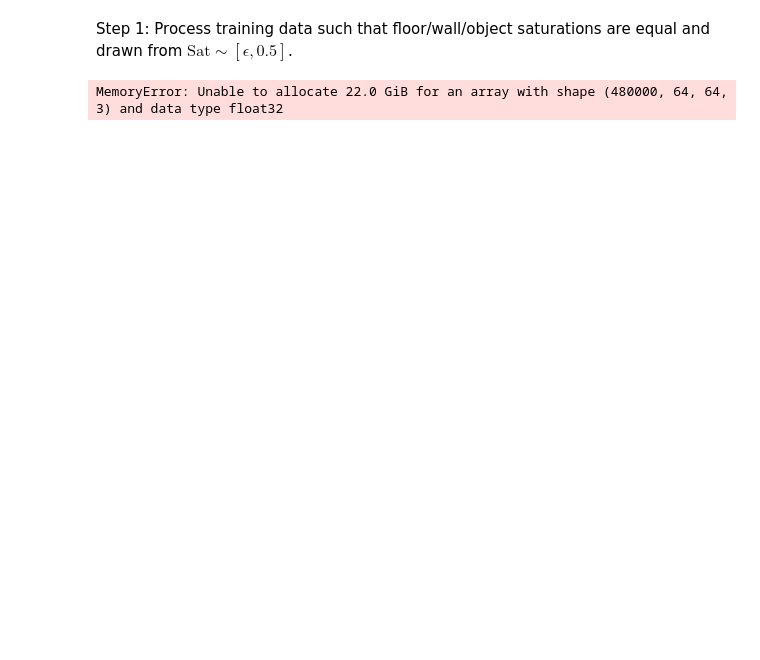
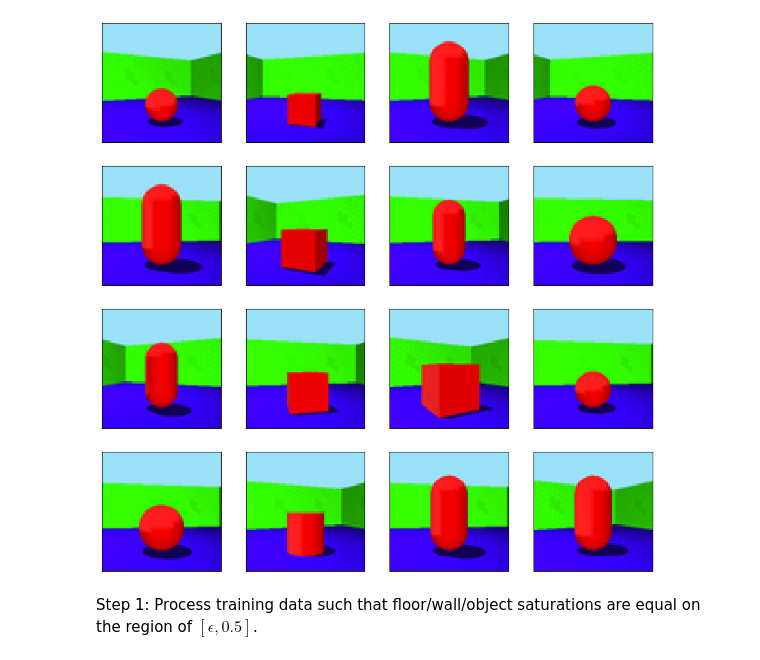
Before and after one commit to yy0555/SaturationShifted3dshapes, a Jupyter notebook: 3dshapes_saturation.ipynb, the cells around one changed output. Cells and saved outputs as stored; diff of their text form; code cells hidden in the pictures; blank space fills up the shorter version.

Commit message:
Saturation Shifted 3dshapes Dataset Generation Code

```diff
--- a/3dshapes_saturation.ipynb
+++ b/3dshapes_saturation.ipynb
@@ -1,33 +1,30 @@
 # %%
 # Load python modules
 import numpy as np, cv2, sys
+from tqdm import tqdm
 from matplotlib import pyplot as plt
-np.set_printoptions(threshold=sys.maxsize, suppress=True)
+np.set_printoptions(suppress=True)
 # Load filtered image and label data sampled from 3dshapes_filtered.ipynb
 images = np.load("3dshapesfiltered.npy")
 labels = np.load("3dshapeslabel.npy")
 # Define visualisation function from https://github.com/google-deepmind/3d-shapes
-def show_images_grid(imgs_, num_images=25):
+def show_images_grid(images, num_samples, num_images=25, random=False):
     ncols = int(np.ceil(num_images**0.5))
     nrows = int(np.ceil(num_images / ncols))
-    _, axes = plt.subplots(ncols, nrows, figsize=(nrows * 3, ncols * 3))
+    _, axes = plt.subplots(ncols, nrows, figsize=(nrows*3, ncols*3))
     axes = axes.flatten()
     for ax_i, ax in enumerate(axes):
         if ax_i < num_images:
-            ax.imshow(imgs_[ax_i]/255.0, cmap='Greys_r', interpolation='nearest')
+            if random:
+                ax_i = np.random.choice(num_samples, 1)
+            ax.imshow(images[int(ax_i[0])]/255.0, cmap='Greys_r', interpolation='nearest')
             ax.set_xticks([])
             ax.set_yticks([])
         else:
             ax.axis('off')
+# Sanity check loaded images
+show_images_grid(images*255.0, num_samples=480, num_images=16, random=True)
+# %% [output]
+[figure, added]
 # %% [markdown]
-Step 1: Process training data such that floor/wall/object saturations are equal and drawn from $\mathrm{Sat}\sim \left[\epsilon, 0.5\right]$.
+Step 1: Process training data such that floor/wall/object saturations are equal on the region of $\left[\epsilon, 0.5\right]$.
-# %%
-# Initialise fragmentation of saturation shift
-num_shift = 1000
-# Training image array
-images_train = np.zeros(shape=(len(images)*num_shift, 64, 64, 3), dtype=np.float32)
-labels_train = np.zeros(shape=len(images)*num_shift, dtype=np.float32)
-print(images_train.shape)
-print(labels_train.shape)
-# %% [output]
-MemoryError: Unable to allocate 22.0 GiB for an array with shape (480000, 64, 64, 3) and data type float32
```
Also changed, not shown: parts of 7 cells of this notebook, 3 other files.
